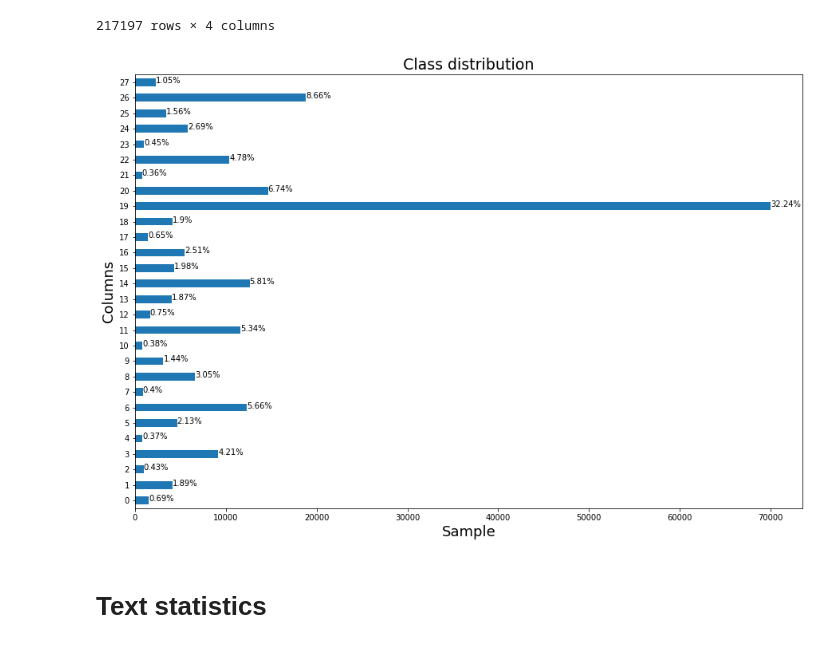
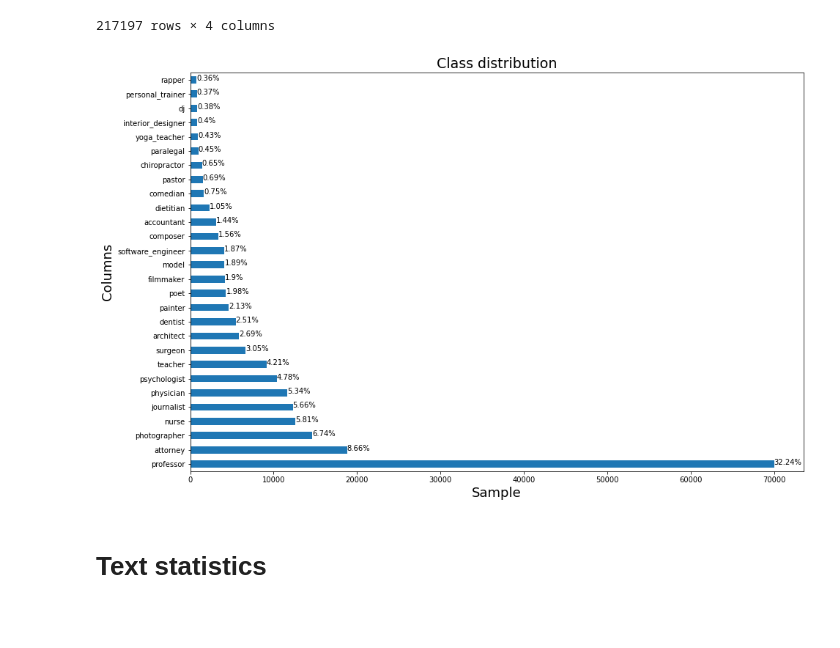
Before and after one commit to PremBamrung/insa_kaggle, a Jupyter notebook: notebook/EDA.ipynb, the cells around one changed output. Cells and saved outputs as stored; diff of their text form; code cells hidden in the pictures; blank space fills up the shorter version.

```diff
--- a/notebook/EDA.ipynb
+++ b/notebook/EDA.ipynb
@@ -35,20 +31,25 @@ import string
 # %%
-data_path="../data/"
+data_path = "../data/"
 
-train=pd.read_json(data_path+'train.json').set_index('Id')
-test=pd.read_json(data_path+'test.json').set_index('Id')
-label=pd.read_csv(data_path+"train_label.csv")
-categories=pd.read_csv(data_path+"categories_string.csv")
-train["category"]=label.Category
-
+train = pd.read_json(data_path+'train.json').set_index('Id')
+test = pd.read_json(data_path+'test.json').set_index('Id')
+label = pd.read_csv(data_path+"train_label.csv")
+categories = pd.read_csv(data_path+"categories_string.csv")
+train["category"] = label.Category
 
 
 def map_label(x):
-  label=np.array(categories['0'][categories["1"]==x])[0]
-  return label
+    label = np.array(categories['0'][categories["1"] == x])[0]
+    return label
 
-with concurrent.futures.ProcessPoolExecutor(num_processes) as pool:
-    train['job'] = list(tqdm(pool.map(map_label, train.category, chunksize=num_processes*2), total=train.shape[0]))
+
+def parallel(func, *data, num_processes=num_processes):
+    with concurrent.futures.ProcessPoolExecutor(num_processes) as pool:
+        result = list(tqdm(pool.map(
+            func, *data, chunksize=num_processes*2), total=len(data[0])))
+    return result
+
+train['job']=parallel(map_label,train.category)
 train
 # %% [output]
 |  | description | gender | category | job |
@@ -66,9 +67,9 @@ train
 | 217196 | Since she was 10 years old she ha... | F | 1 | model |
 217197 rows × 4 columns
 # %%
-ut.show_value(train.category)
+ut.show_value(train.job)
 # %% [output]
-[figure, old version]
+[figure, new version]
 # %% [markdown]
 # Text statistics
 # %%
```
Also changed, not shown: parts of 38 cells of this notebook, 1 other file.
